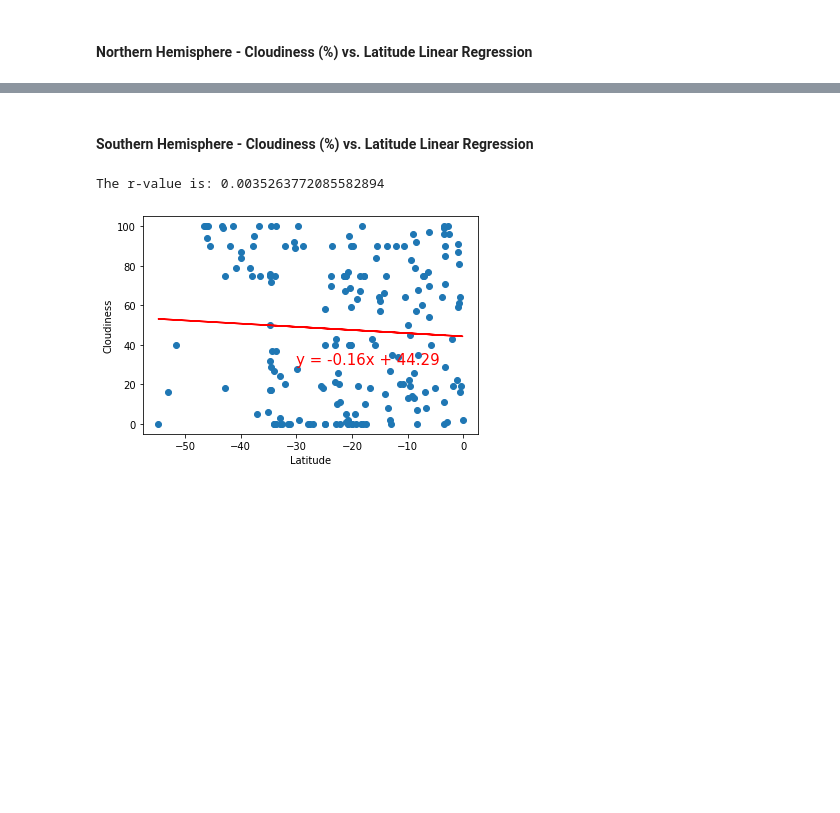
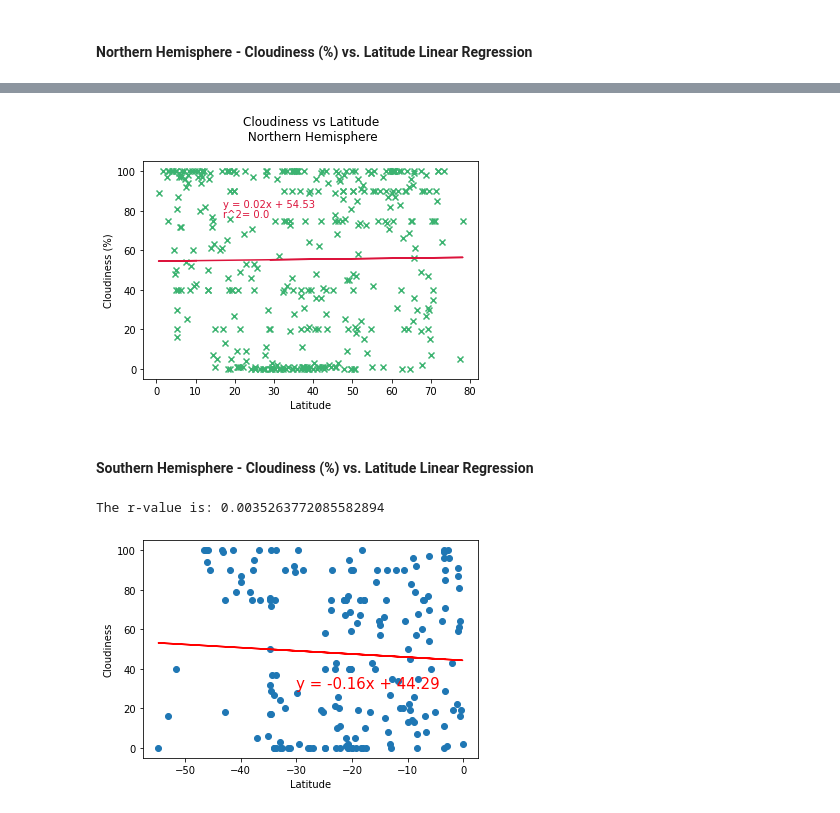
Before and after one commit to uldom/Python_API_Challenge, a Jupyter notebook: WeatherPy/WeatherPy.ipynb, the cells around one changed output, grey strips where cells are left out. Cells and saved outputs as stored; diff of their text form; code cells hidden in the pictures; blank space fills up the shorter version.

```diff
--- a/WeatherPy/WeatherPy.ipynb
+++ b/WeatherPy/WeatherPy.ipynb
@@ -510,3 +536,15 @@ The r-value is: 0.0020898727664228514
+# %%
+# Scatter Plot with Linear Regression
+
+linear_regression(North['Lat'],North['Cloudiness'],17,82)
+plt.xlabel("Latitude")
+plt.ylabel("Cloudiness (%)")
+plt.title('Cloudiness vs Latitude\n Northern Hemisphere\n')
+plt.savefig('Images/Cloudiness_vs_Latitude_North_Hemisphere.png')
+plt.savefig('Images/Cloudiness_vs_Latitude_North_Hemisphere.jpg')
+plt.show()
+# %% [output]
+[figure, added]
 # %% [markdown]
 ####  Southern Hemisphere - Cloudiness (%) vs. Latitude Linear Regression
 # %%
```
Also changed, not shown: parts of 6 cells of this notebook, 6 other files.
